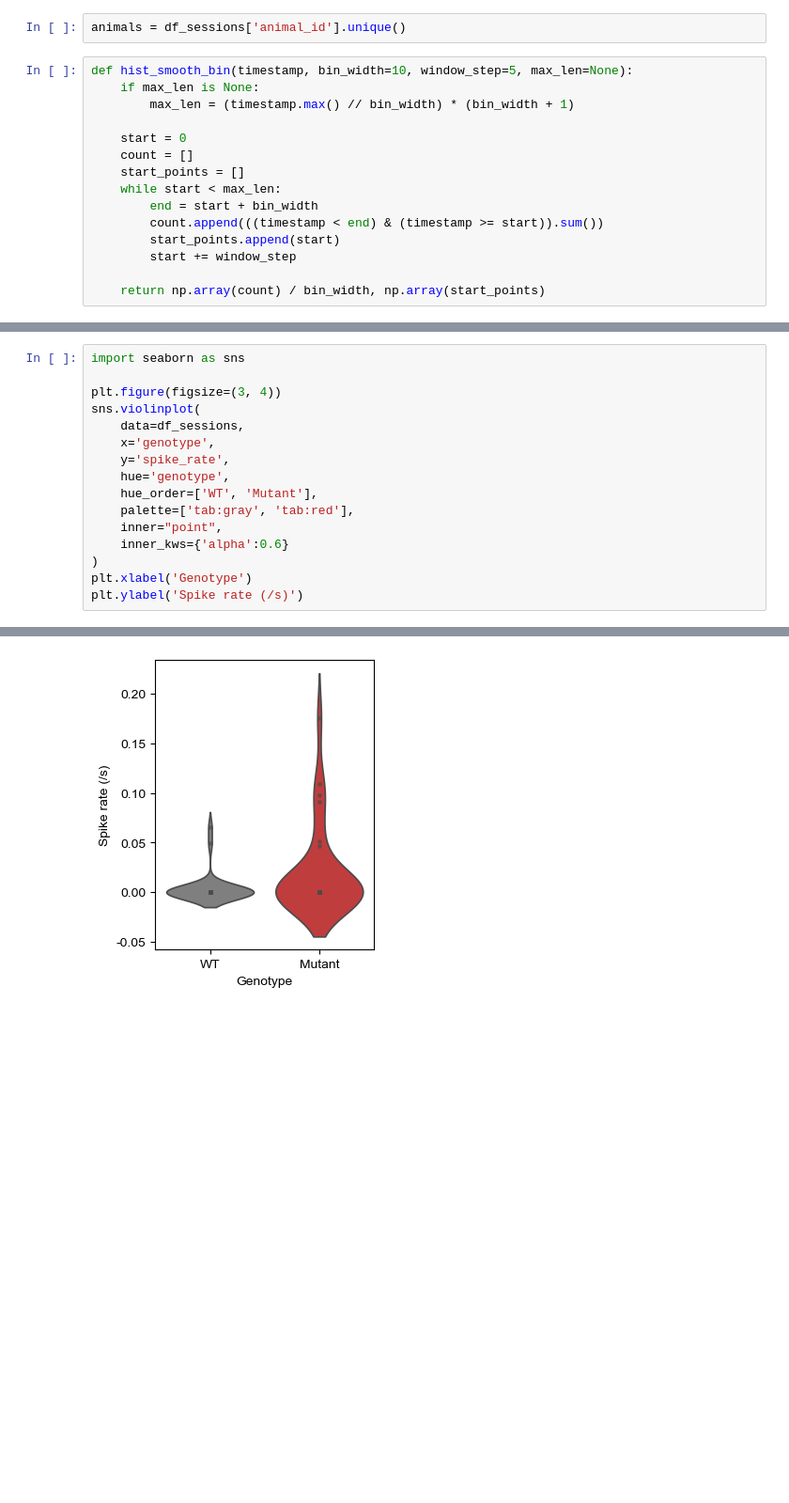
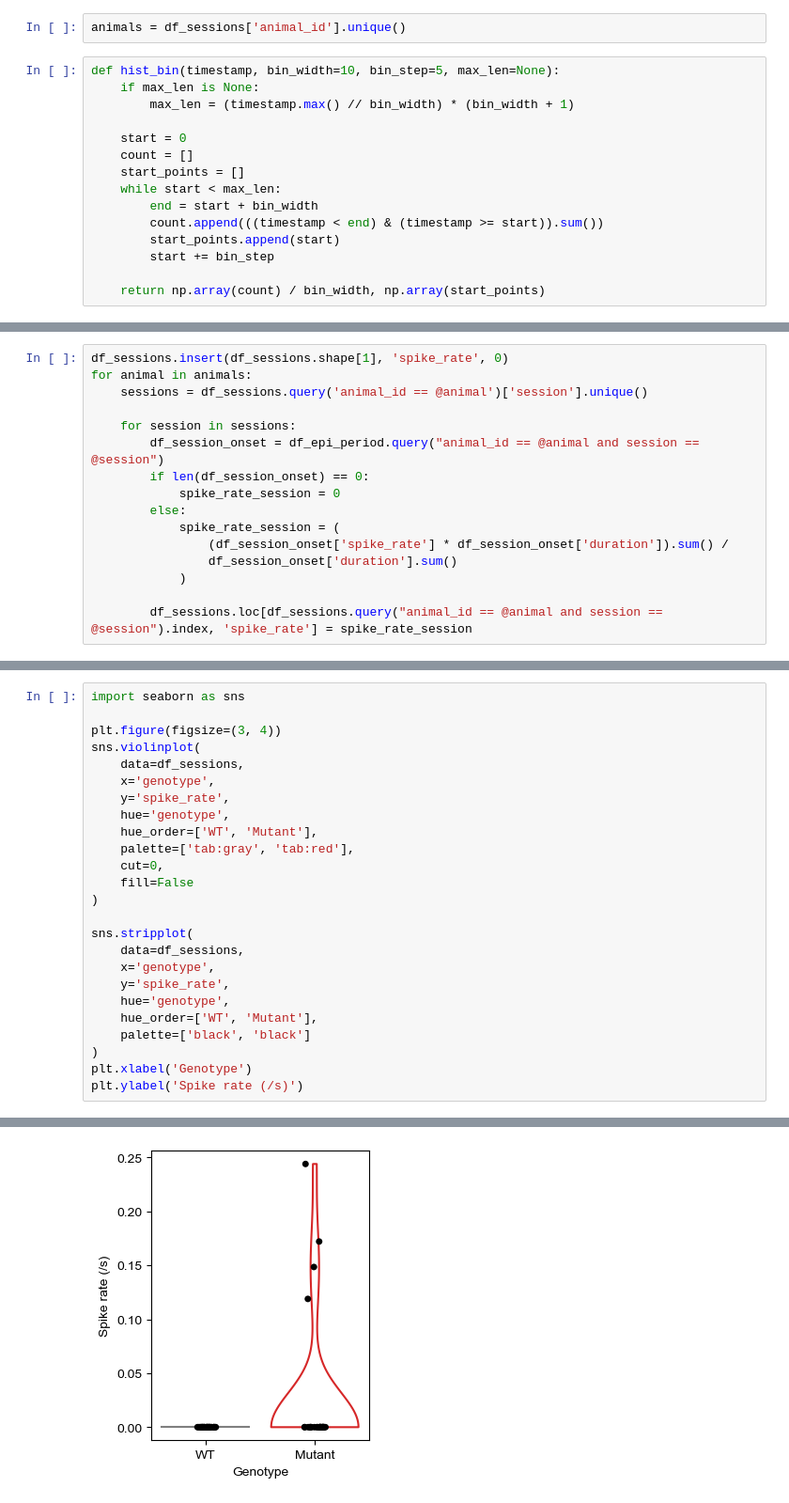
Before and after one commit to Puzzle-Li/as_monkey_eeg, a Jupyter notebook: spike_stat.ipynb, the cells around one changed output, grey strips where cells are left out. Shown: that part at 94% size. Saved outputs shown, nothing was run; the diff lists cells and outputs as text; blank space fills up the shorter version.

Commit message:
summary for finding epileptic onsets

```diff
--- a/spike_stat.ipynb
+++ b/spike_stat.ipynb
@@ -23,7 +23,7 @@ df_sessions = pd.read_excel(os.path.join(dataset.path['results'], 'sessions.xlsx
 # %%
 animals = df_sessions['animal_id'].unique()
 # %%
-def hist_smooth_bin(timestamp, bin_width=10, window_step=5, max_len=None):
+def hist_bin(timestamp, bin_width=10, bin_step=5, max_len=None):
     if max_len is None:
         max_len = (timestamp.max() // bin_width) * (bin_width + 1)
 
@@ -34,6 +34,6 @@ def hist_smooth_bin(timestamp, bin_width=10, window_step=5, max_len=None):
         end = start + bin_width
         count.append(((timestamp < end) & (timestamp >= start)).sum())
         start_points.append(start)
-        start += window_step
+        start += bin_step
 
     return np.array(count) / bin_width, np.array(start_points)
@@ -96,0 +181,16 @@ df_sessions
+# %%
+df_sessions.insert(df_sessions.shape[1], 'spike_rate', 0)
+for animal in animals:
+    sessions = df_sessions.query('animal_id == @animal')['session'].unique()
+
+    for session in sessions:
+        df_session_onset = df_epi_period.query("animal_id == @animal and session == @session")
+        if len(df_session_onset) == 0:
+            spike_rate_session = 0
+        else:
+            spike_rate_session = (
+                (df_session_onset['spike_rate'] * df_session_onset['duration']).sum() /
+                df_session_onset['duration'].sum()
+            )
+
+        df_sessions.loc[df_sessions.query("animal_id == @animal and session == @session").index, 'spike_rate'] = spike_rate_session
@@ -97,19 +217,28 @@ df_sessions
 # %%
 import seaborn as sns
 
 plt.figure(figsize=(3, 4))
 sns.violinplot(
     data=df_sessions,
     x='genotype',
     y='spike_rate',
     hue='genotype',
     hue_order=['WT', 'Mutant'],
     palette=['tab:gray', 'tab:red'],
-    inner="point",
-    inner_kws={'alpha':0.6}
+    cut=0,
+    fill=False
+)
+
+sns.stripplot(
+    data=df_sessions,
+    x='genotype',
+    y='spike_rate',
+    hue='genotype',
+    hue_order=['WT', 'Mutant'],
+    palette=['black', 'black']
 )
 plt.xlabel('Genotype')
 plt.ylabel('Spike rate (/s)')
 # %% [output]
 Text(0, 0.5, 'Spike rate (/s)')
-[figure, old version]
+[figure, new version]
```
Also changed, not shown: parts of 14 cells of this notebook, 1 other file.
